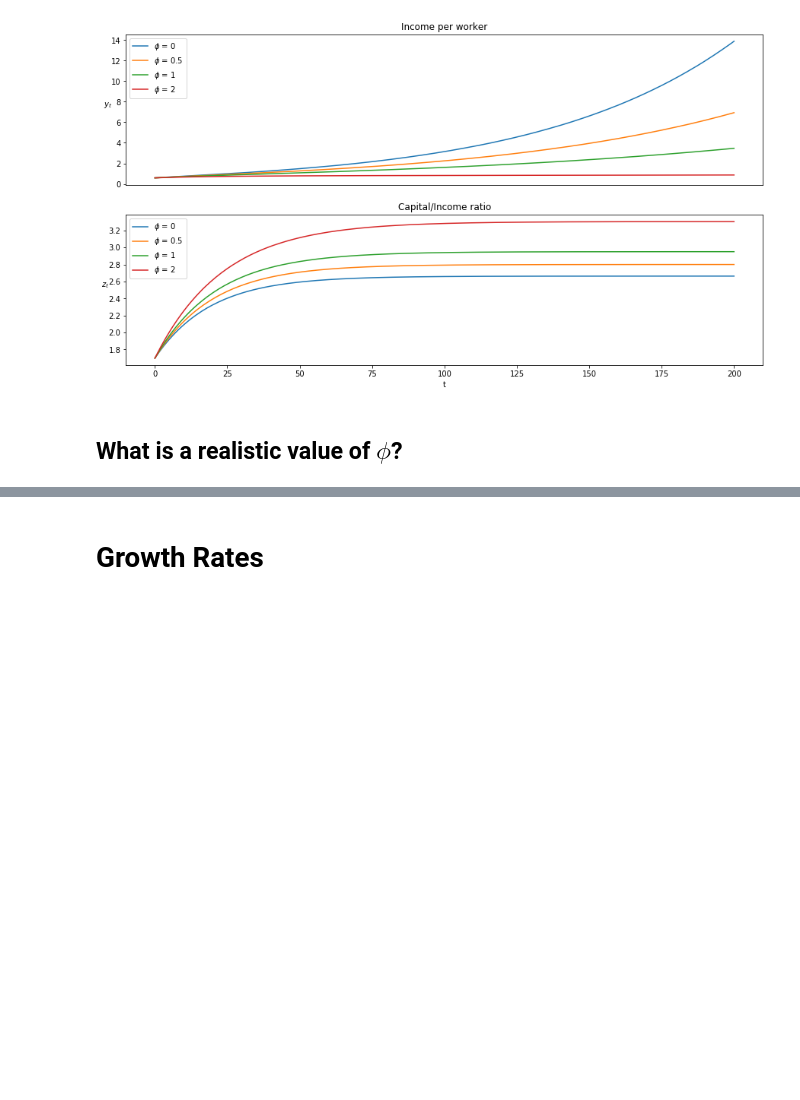
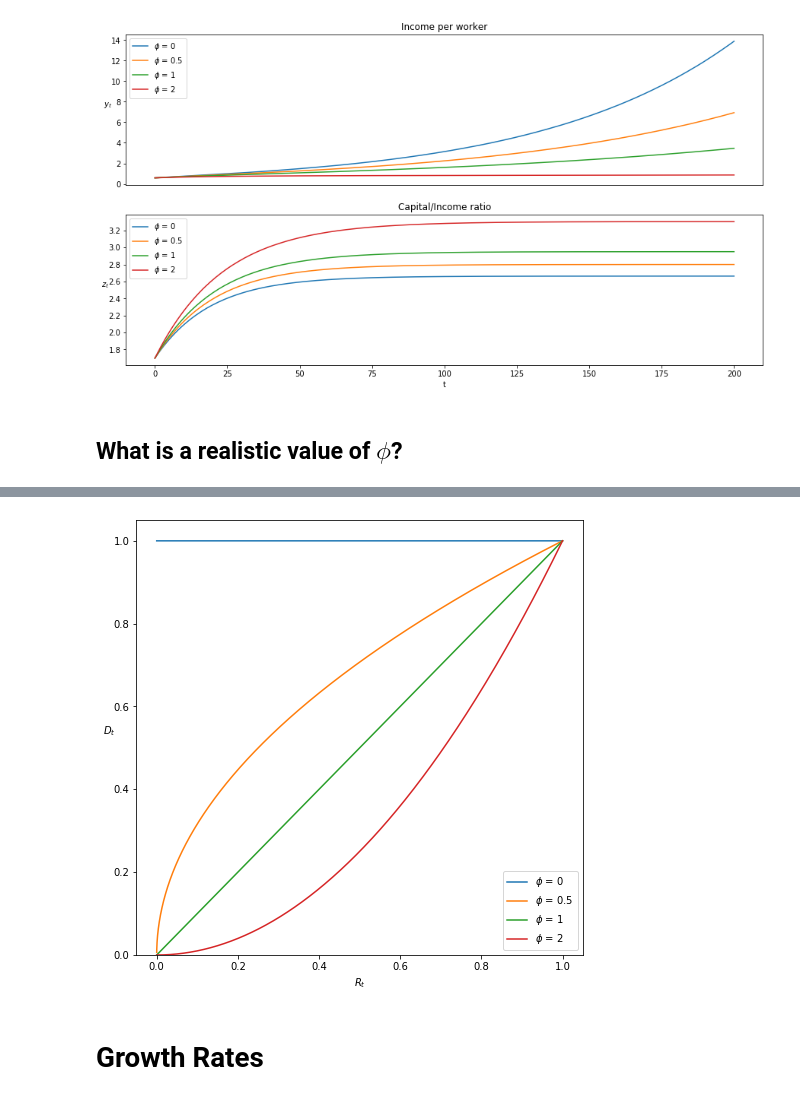
Before and after one commit to NumEconCopenhagen/projects-2020-group-xxv, a Jupyter notebook: modelproject/modelproject.ipynb, the cells around one changed output, grey strips where cells are left out. Drawn from its saved outputs; the diff is of its cells as text; code cells hidden in the pictures; blank space fills up the shorter version.

```diff
--- a/modelproject/modelproject.ipynb
+++ b/modelproject/modelproject.ipynb
@@ -210,6 +206,7 @@ ox2.set_title("Capital/Income ratio");
 # %%
-# We create the figure object
-damagefig = plt.figure(figsize = [10, 8])
+# Then we plot the damage function against the remaining amount of fossile fuels. The figure doesn't show because we closed the figure display, this is to give it more space.
+# Create the figure object
+damagefig = plt.figure(figsize = [8, 8])
 ax = fig.add_subplot(1,1,1)
 # Then we add the dataseries
 plt.plot(rlist, dlist[0], label = "$\phi$ = 0")
@@ -221,4 +218,5 @@ h = plt.ylabel("$D_t$")
 h.set_rotation(0)
 plt.xlabel("$R_t$")
 # We define the lower limit of the y-axis
-plt.ylim(bottom = 0);
+plt.ylim(bottom = 0)
+plt.close(damagefig)
@@ -227,3 +227,8 @@ plt.ylim(bottom = 0);
+# %%
+# Now we display the figure. Now there's also some space for the analysis text above :).
+damagefig
+# %% [output]
+[figure, added]
 # %% [markdown]
 # Growth Rates
 # %%
```
Also changed, not shown: parts of 5 cells of this notebook.
